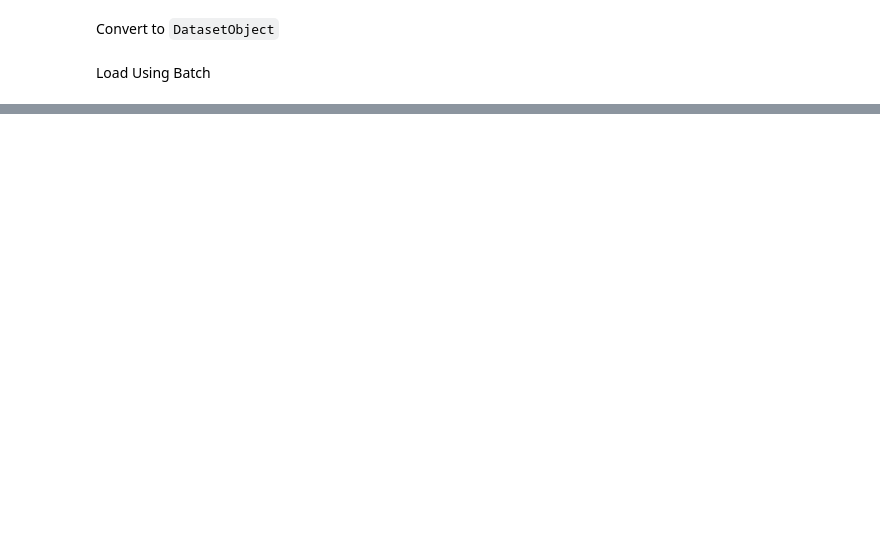
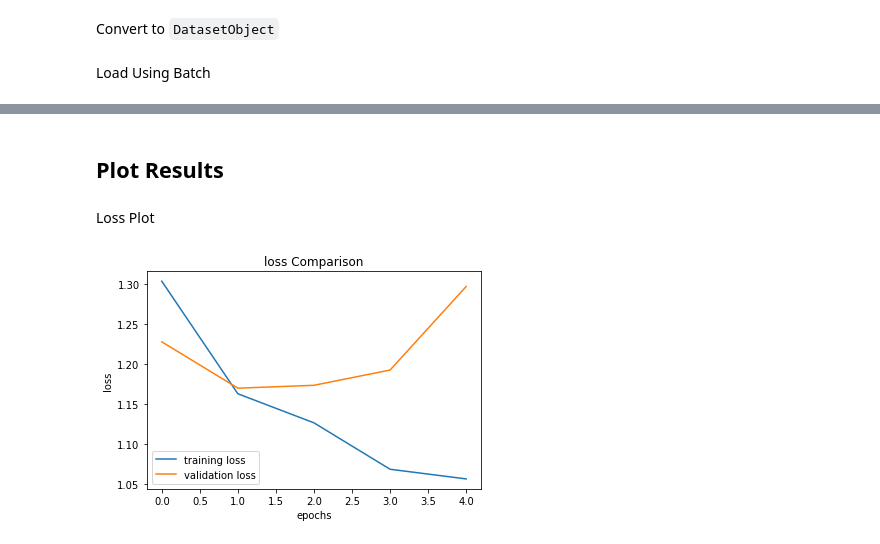
Before and after one commit to m3sibti/DL_projects, a Jupyter notebook: Keras_ResNet_mw.ipynb, the cells around one changed output, grey strips where cells are left out. Saved outputs shown, nothing was run; the diff lists cells and outputs as text; code cells hidden in the pictures; blank space fills up the shorter version.

```diff
--- a/Keras_ResNet_mw.ipynb
+++ b/Keras_ResNet_mw.ipynb
@@ -37,0 +102,6 @@ test_ds = test_ds.cache().batch(32).prefetch(buffer_size=16)
+# %%
+resnet_model.compile(
+    optimizer=keras.optimizers.RMSprop(1e-3),
+    loss=keras.losses.CategoricalCrossentropy(from_logits=True),
+    metrics=['acc']
+)
@@ -37,0 +110,6 @@ test_ds = test_ds.cache().batch(32).prefetch(buffer_size=16)
+# %%
+# hist = resnet_model.fit(train_ds, epochs=10)
+# for a smaller version of dataset, check this
+hist = resnet_model.fit(x_train[:1000], y_train[:1000],
+                 epochs=5, batch_size=32,
+                 validation_split=0.2)
@@ -37,0 +127,16 @@ test_ds = test_ds.cache().batch(32).prefetch(buffer_size=16)
+# %% [markdown]
+## Plot Results
+# %%
+def plot_hist(name):
+  plt.plot(hist.history[f'{name}'], label=f'training {name}')
+  plt.plot(hist.history[f'val_{name}'], label=f'validation {name}')
+  plt.title(f'{name} Comparison')
+  plt.xlabel('epochs')
+  plt.ylabel(f'{name}')
+  plt.legend()
+# %% [markdown]
+Loss Plot
+# %%
+plot_hist('loss')
+# %% [output]
+[figure, added]
```
Also changed, not shown: parts of 14 cells of this notebook.
